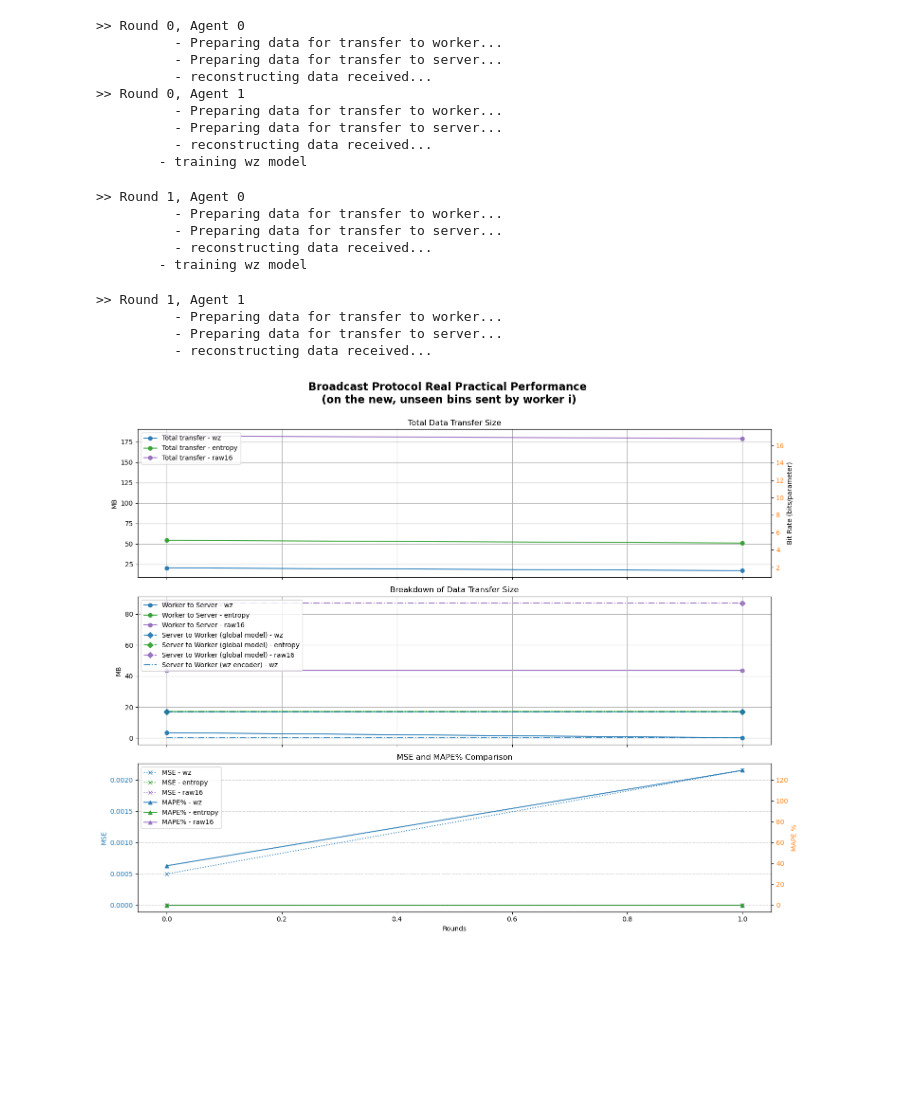
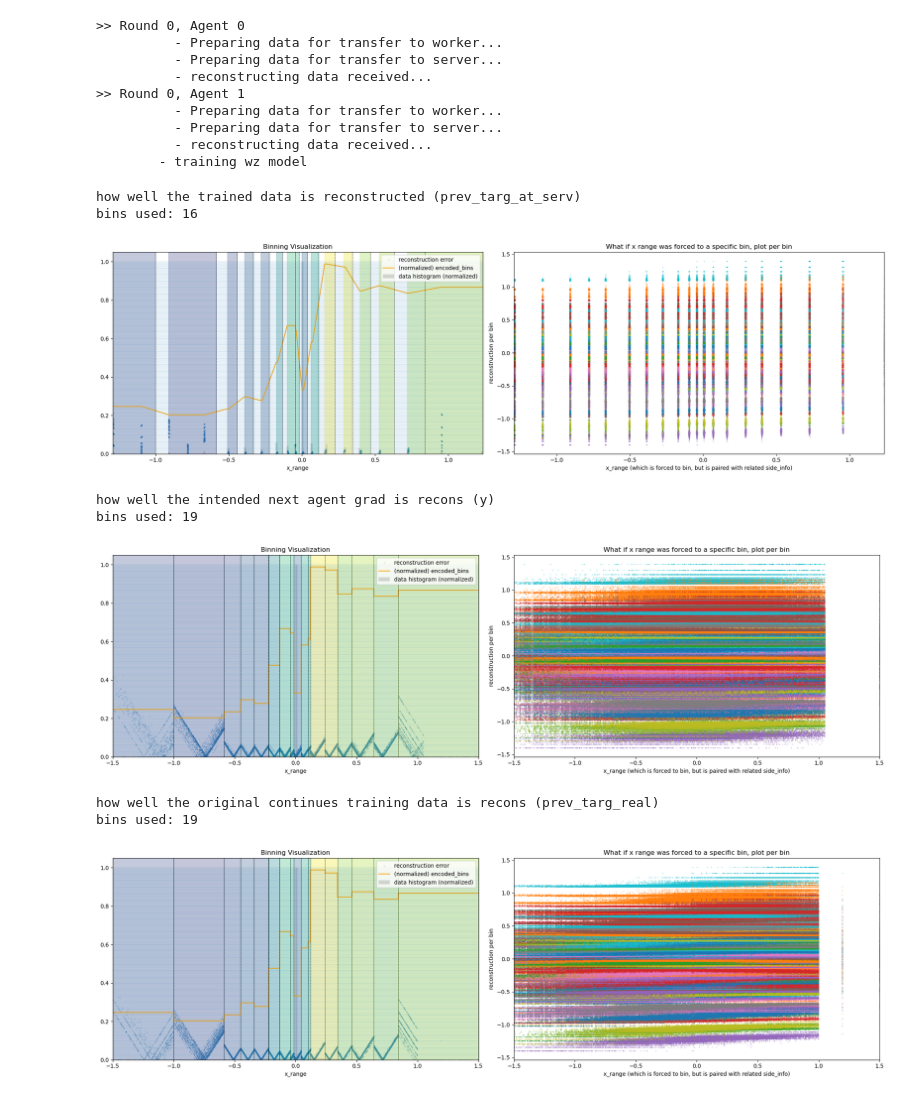
Before and after one commit to HosseinOutward/VUB-ACS-25_Thesis, a Jupyter notebook: experiments/finding_a_good_protocol.ipynb, the cells around one changed output. Saved outputs shown, nothing was run; the diff lists cells and outputs as text; code cells hidden in the pictures; blank space fills up the shorter version.

```diff
--- a/experiments/finding_a_good_protocol.ipynb
+++ b/experiments/finding_a_good_protocol.ipynb
@@ -197,17 +37,29 @@ class BroadProt(RawBroadcastProtocol):
 # %%
+importlib.reload(components.broadcast_components.broadcasting_process.WZ_broadcast)
+importlib.reload(components.broadcast_components.WZ_models.wz_quant_ANN)
+importlib.reload(components.broadcast_components.broadcasting_process.broadcast_reporting_utilities)
+from components.broadcast_components.broadcasting_process.WZ_broadcast import WZBroadcastProtocol
+from components.broadcast_components.broadcasting_process.broadcast_reporting_utilities import BroadcastMetricGatheringUtilities
+
+import random
+random.seed(10)
+np.random.seed(10)
+
 worker_count = 2
 
-wz_model = PL_EncoderDecoder_RNN(inp_dim=1, side_info_size=0, num_planes=2,
-                                 bins_per_plane=4, lr=1e-5).to(torch.float32)
+wz_model = PL_EncoderDecoder_RNN(inp_dim=1, side_info_size=0, num_planes=2, bins_per_plane=16, tau=2,
+                                 reconst_ld=400, lr=1e-3, marginal=True).to(torch.float32)
 wz_model.load_state_dict(torch.load('../data/basicRNN_2plane_4bins_state.pt', map_location='cpu'))
-base_quantizer = WZQuantizer(wz_model, train_sample_size=100_000, count_side_info_data=0, enable_progress_bar=True)
-broadcast_prot_base = BroadProt(worker_count, base_quantizer)
+base_quantizer = WZQuantizer(wz_model, train_sample_size=200_000, count_side_info_data=0, enable_progress_bar=True)
+broadcast_prot_base = WZBroadcastProtocol(worker_count, base_quantizer)
 broadcast_prot = BroadcastMetricGatheringUtilities(broadcast_prot_base)
 
 for round, grad_per_round in enumerate(grad_list_rid_wid):
-    # if round == 2:
-    #     break
+    if round == 1: break
+
     for ag_id, grad in enumerate(grad_per_round):
+        broadcast_prot.start_round_agent_process(ag_id, round)
+
         print(f'>> Round {round}, Agent {ag_id}')
         _ = broadcast_prot.model_transfer_to_worker_from_server(grad)
 
@@ -231,16 +83,37 @@ for round, grad_per_round in enumerate(grad_list_rid_wid):
           - Preparing data for transfer to server...
           - reconstructing data received...
         - training wz model
->> Round 1, Agent 0
-          - Preparing data for transfer to worker...
-          - Preparing data for transfer to server...
-          - reconstructing data received...
-        - training wz model
->> Round 1, Agent 1
-          - Preparing data for transfer to worker...
-          - Preparing data for transfer to server...
-          - reconstructing data received...
-# %%
-plot_stats(broadcast_prot.entire_stats)
-# %% [output]
-[figure, removed]
+# %%
+from components.broadcast_components.broadcasting_process.WZ_broadcast import dict_to_array, normalize_array_data
+importlib.reload(components.broadcast_components.WZ_models.wz_quant_ANN)
+from components.broadcast_components.WZ_models.wz_quant_ANN import plot_bins
+
+def f(grad_dict):
+    shapes_dict = {k: v.shape for k, v in grad_dict.items()}
+    grad_flat = dict_to_array(grad_dict)
+    grad_flat_normal, norm_fact_vec = normalize_array_data(grad_flat, shapes_dict, outlier_rem=False, normalize=True)
+    return grad_flat_normal
+# %%
+y=f(grad_list_rid_wid[1][0])
+prev_targ_real=f(grad_list_rid_wid[0][0])
+prev_targ_at_serv=broadcast_prot.prev_d_flat[0]+np.random.normal(0, np.sqrt(1e-6), len(y), ).astype(np.float32)
+side_info = broadcast_prot.prev_d_flat[:0] + broadcast_prot.prev_d_flat[0 + 1:]
+wz_quantizer:WZQuantizer = broadcast_prot.wz_quantizer_list[0]
+
+temp = np.random.choice(np.arange(len(y)), min(len(y), 100_000), replace=False)
+print('how well the trained data is reconstructed (prev_targ_at_serv)')
+plot_bins(wz_quantizer, prev_targ_at_serv[temp], [a[temp] for a in side_info], step_count=min(len(temp), 10_000))
+print('how well the intended next agent grad is recons (y)')
+plot_bins(wz_quantizer, y[temp], [a[temp] for a in side_info], step_count=min(len(temp), 10_000))
+print('how well the original continues training data is recons (prev_targ_real)')
+plot_bins(wz_quantizer, prev_targ_real[temp], [a[temp] for a in side_info], step_count=min(len(temp), 10_000))
+# %% [output]
+how well the trained data is reconstructed (prev_targ_at_serv)
+bins used: 16
+[figure, added]
+how well the intended next agent grad is recons (y)
+bins used: 19
+[figure, added]
+how well the original continues training data is recons (prev_targ_real)
+bins used: 19
+[figure, added]
```
Also changed, not shown: parts of 7 cells of this notebook, 5 other files.
